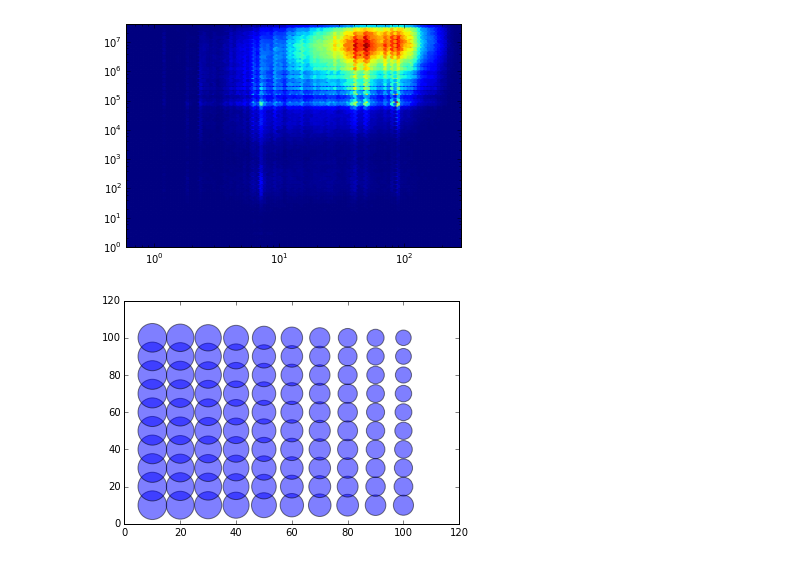
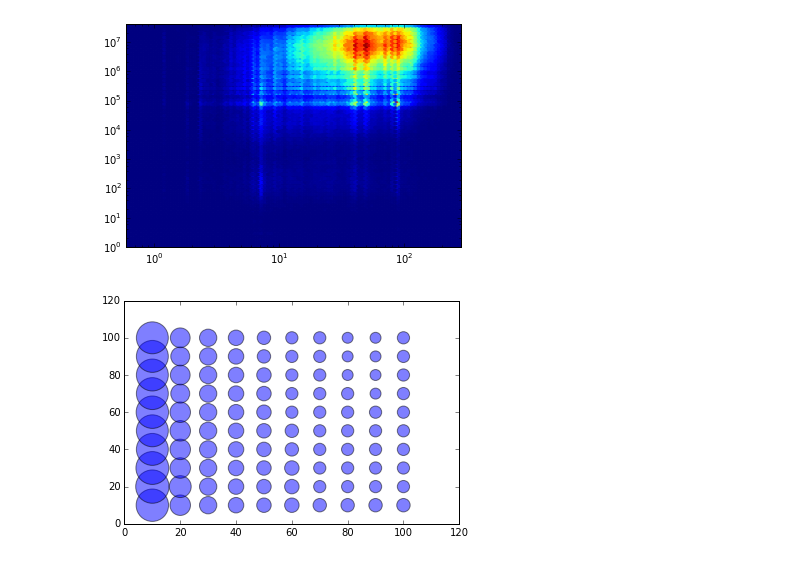
Before and after one commit to telmomenezes/ghostborders, a Jupyter notebook: ipython/graph_stats.ipynb, the cells around one changed output. Drawn from its saved outputs; the diff is of its cells as text; code cells hidden in the pictures.

```diff
--- a/ipython/graph_stats.ipynb
+++ b/ipython/graph_stats.ipynb
@@ -43,9 +43,9 @@ data = np.genfromtxt('/Users/telmo/projects/ghostborders/belgium-percentiles/met
 # %%
 %matplotlib inline
 
 import matplotlib.pyplot as plt
 
-plt.scatter(data['dist'], data['time'], s=data['modularity'] * 1000, alpha=0.5)
+plt.scatter(data['dist'], data['time'], s=data['ncomms'] * 30, alpha=0.5)
 plt.show()
 # %% [output]
-[figure, old version]
+[figure, new version]
```
Also changed, not shown: 5 other files.
